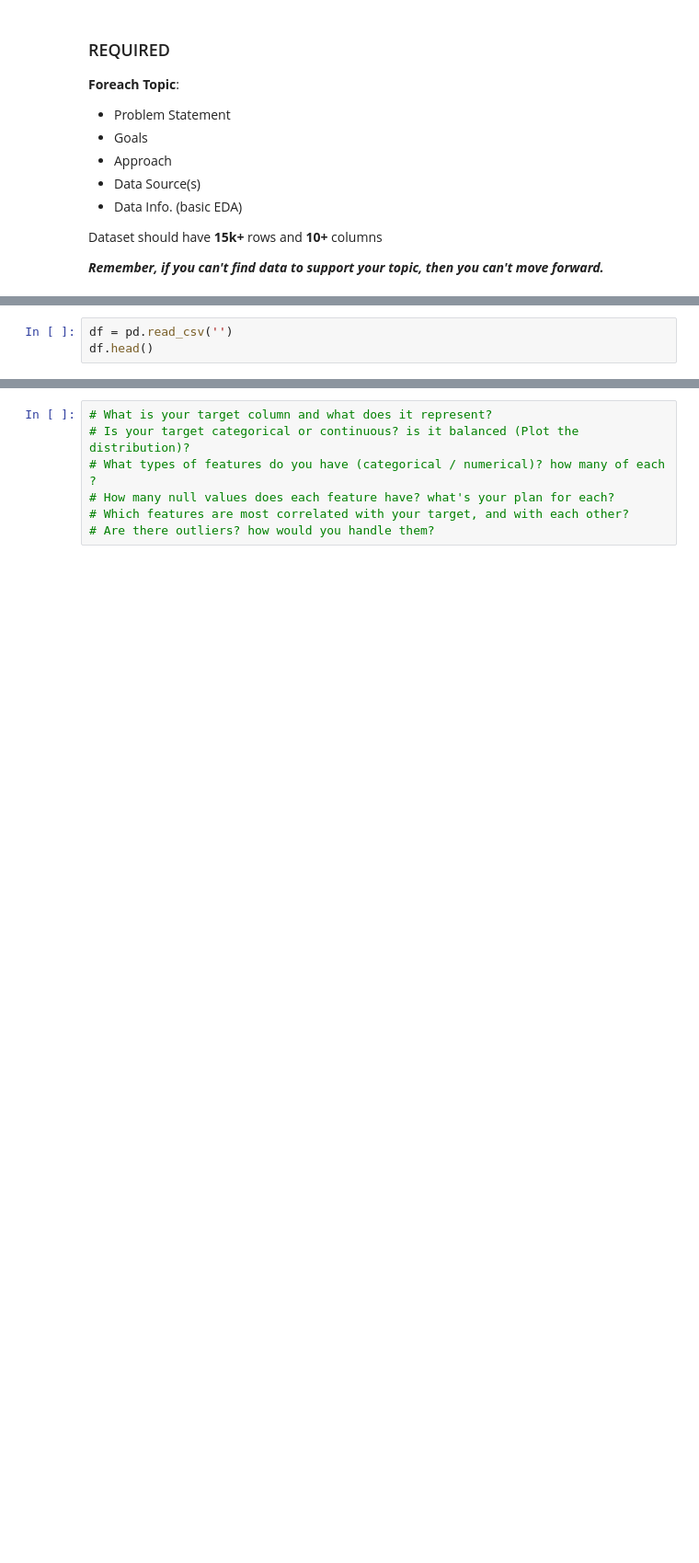
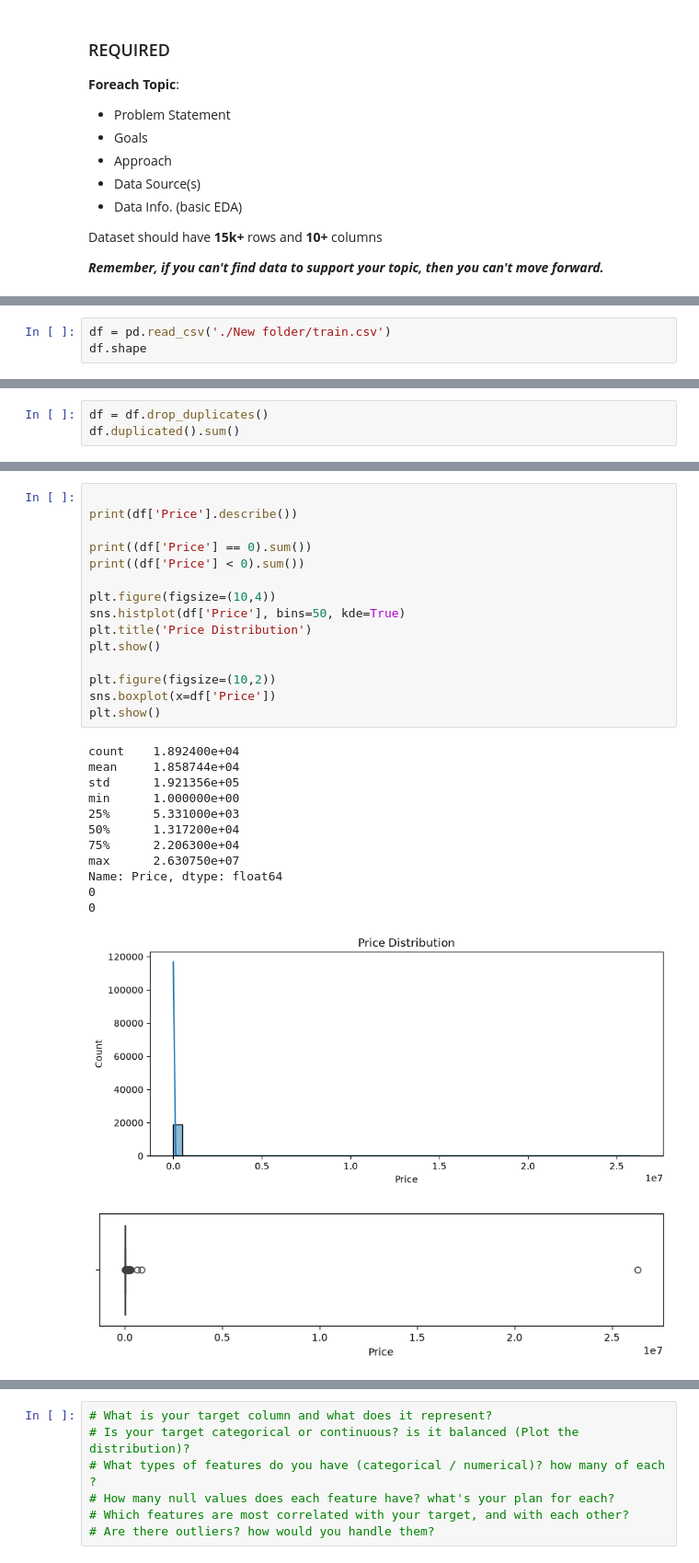
Before and after one commit to zah202raa-stack/labs, a Jupyter notebook: Capstone Project/1. Lightning Talk #1/lightning-talk-notebook.ipynb, the cells around one changed output, grey strips where cells are left out. Shown at 92% size. Drawn from its saved outputs; the diff is of its cells as text; blank space fills up the shorter version.

```diff
--- a/Capstone Project/1. Lightning Talk #1/lightning-talk-notebook.ipynb
+++ b/Capstone Project/1. Lightning Talk #1/lightning-talk-notebook.ipynb
@@ -43,3 +76,3 @@ import pandas as pd
 # %%
-df = pd.read_csv('')
-df.head()
+df = pd.read_csv('./New folder/train.csv')
+df.shape
@@ -52,0 +156,3 @@ df.head()
+# %%
+df = df.drop_duplicates()
+df.duplicated().sum()
@@ -52,0 +165,29 @@ df.head()
+# %%
+
+print(df['Price'].describe())
+
+print((df['Price'] == 0).sum())
+print((df['Price'] < 0).sum())
+
+plt.figure(figsize=(10,4))
+sns.histplot(df['Price'], bins=50, kde=True)
+plt.title('Price Distribution')
+plt.show()
+
+plt.figure(figsize=(10,2))
+sns.boxplot(x=df['Price'])
+plt.show()
+# %% [output]
+count    1.892400e+04
+mean     1.858744e+04
+std      1.921356e+05
+min      1.000000e+00
+25%      5.331000e+03
+50%      1.317200e+04
+75%      2.206300e+04
+max      2.630750e+07
+Name: Price, dtype: float64
+0
+0
+[figure, added]
+[figure, added]
```
Also changed, not shown: parts of 36 cells of this notebook, 20 other files.
